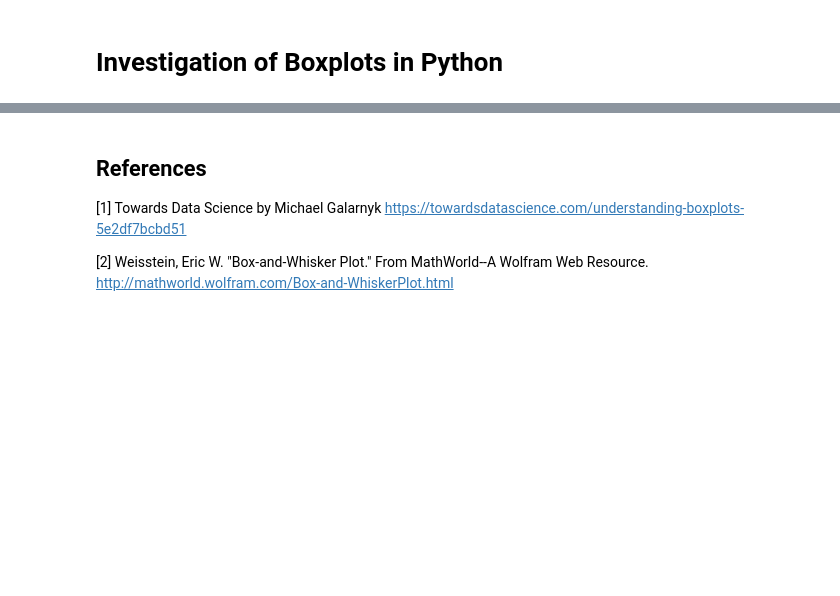
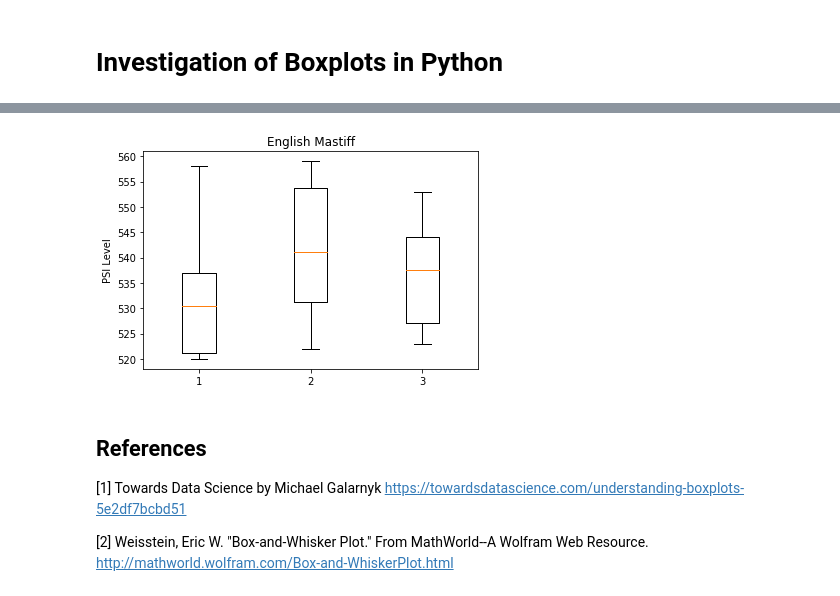
Before and after one commit to GregFee/boxplots, a Jupyter notebook: boxplots.ipynb, the cells around one changed output, grey strips where cells are left out. Saved outputs shown, nothing was run; the diff lists cells and outputs as text; code cells hidden in the pictures; blank space fills up the shorter version.

```diff
--- a/boxplots.ipynb
+++ b/boxplots.ipynb
@@ -50,3 +52,10 @@ plt.show()
+# %%
+plt.boxplot(englishmastiff)
+plt.title("English Mastiff")
+plt.ylabel("PSI Level")
+plt.show()
+# %% [output]
+[figure, added]
 # %% [markdown]
 ## References
 
```
Also changed, not shown: parts of 6 cells of this notebook.
